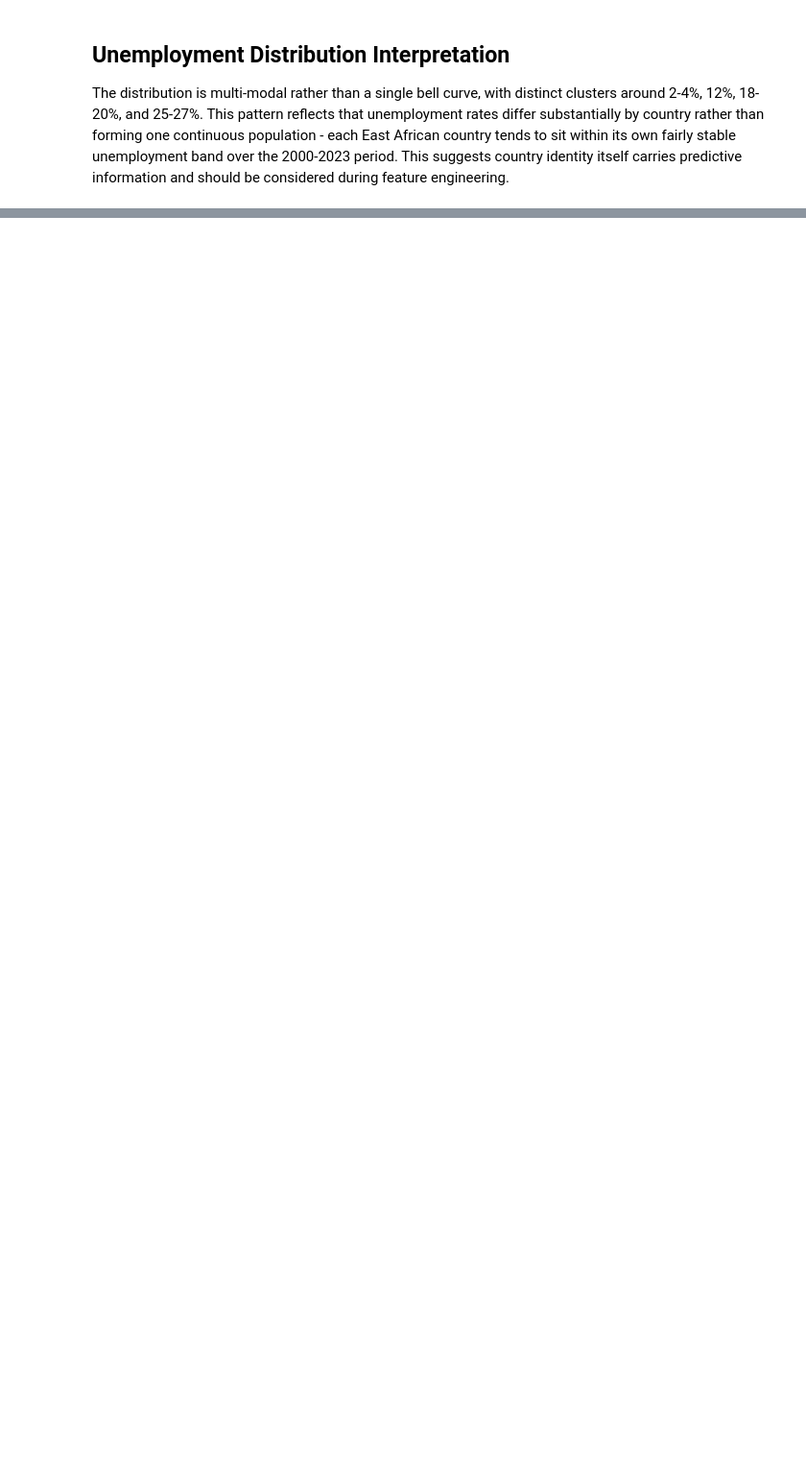
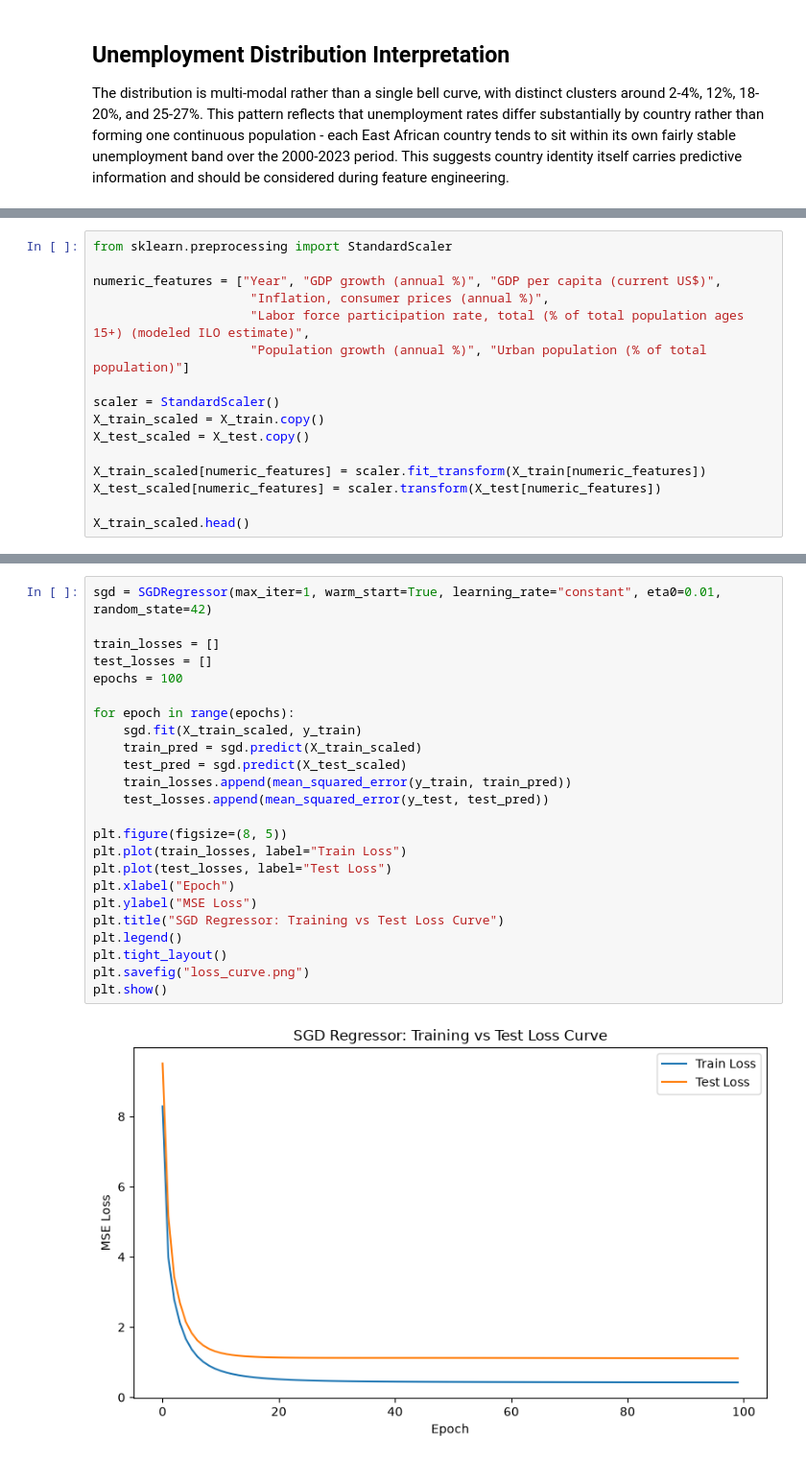
Before and after one commit to sahraomar1/linear_regression_model, a Jupyter notebook: summative/linear_regression/multivariate.ipynb, the cells around one changed output, grey strips where cells are left out. Shown at 96% size. Cells and saved outputs as stored; diff of their text form; blank space fills up the shorter version.

```diff
--- a/summative/linear_regression/multivariate.ipynb
+++ b/summative/linear_regression/multivariate.ipynb
@@ -204,0 +234,16 @@ predictive information and should be considered during feature engineering.
+# %%
+from sklearn.preprocessing import StandardScaler
+
+numeric_features = ["Year", "GDP growth (annual %)", "GDP per capita (current US$)",
+                     "Inflation, consumer prices (annual %)",
+                     "Labor force participation rate, total (% of total population ages 15+) (modeled ILO estimate)",
+                     "Population growth (annual %)", "Urban population (% of total population)"]
+
+scaler = StandardScaler()
+X_train_scaled = X_train.copy()
+X_test_scaled = X_test.copy()
+
+X_train_scaled[numeric_features] = scaler.fit_transform(X_train[numeric_features])
+X_test_scaled[numeric_features] = scaler.transform(X_test[numeric_features])
+
+X_train_scaled.head()
@@ -204,0 +284,26 @@ predictive information and should be considered during feature engineering.
+# %%
+sgd = SGDRegressor(max_iter=1, warm_start=True, learning_rate="constant", eta0=0.01, random_state=42)
+
+train_losses = []
+test_losses = []
+epochs = 100
+
+for epoch in range(epochs):
+    sgd.fit(X_train_scaled, y_train)
+    train_pred = sgd.predict(X_train_scaled)
+    test_pred = sgd.predict(X_test_scaled)
+    train_losses.append(mean_squared_error(y_train, train_pred))
+    test_losses.append(mean_squared_error(y_test, test_pred))
+
+plt.figure(figsize=(8, 5))
+plt.plot(train_losses, label="Train Loss")
+plt.plot(test_losses, label="Test Loss")
+plt.xlabel("Epoch")
+plt.ylabel("MSE Loss")
+plt.title("SGD Regressor: Training vs Test Loss Curve")
+plt.legend()
+plt.tight_layout()
+plt.savefig("loss_curve.png")
+plt.show()
+# %% [output]
+[figure, added]
```
Also changed, not shown: parts of 10 cells of this notebook, 5 other files.
